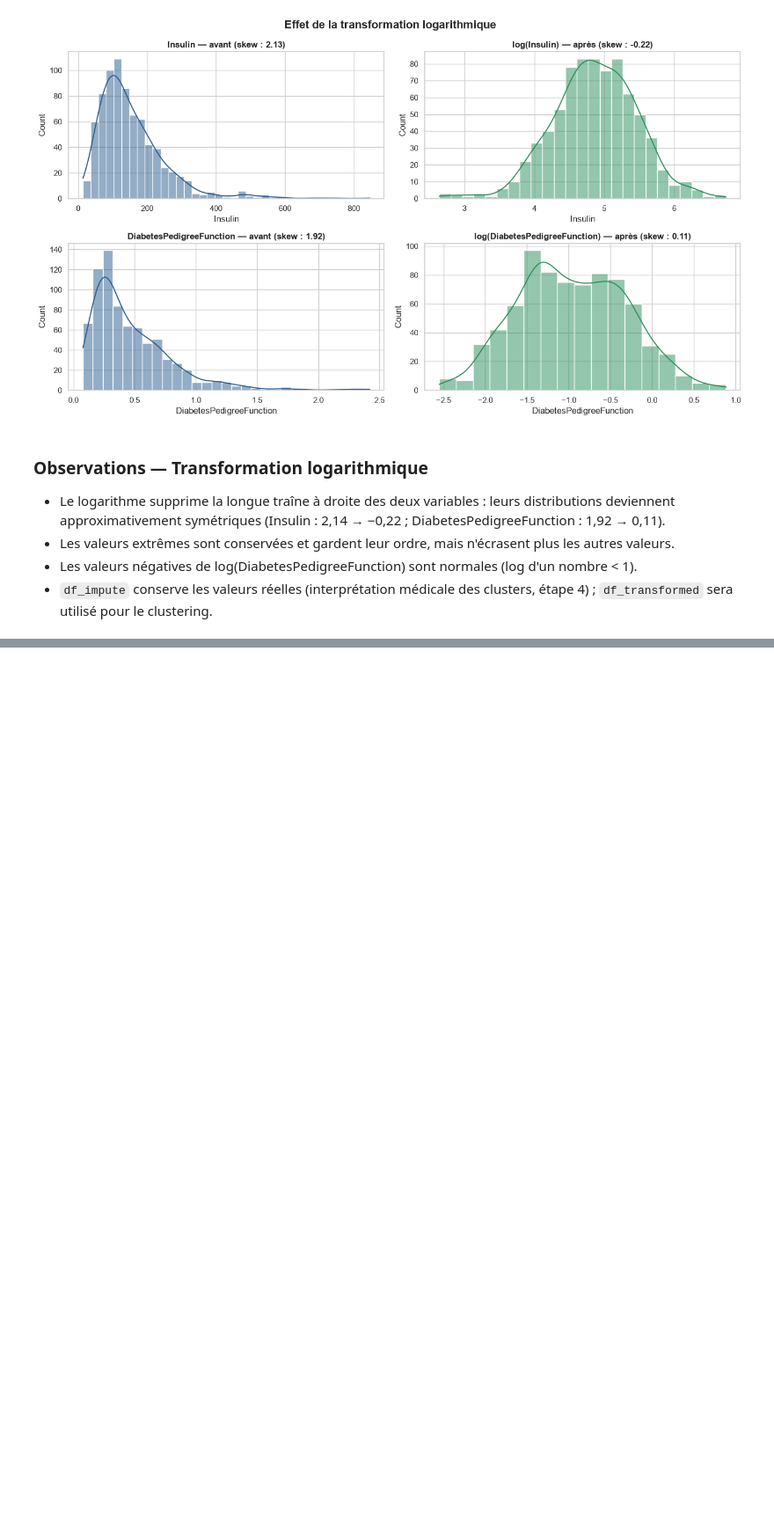
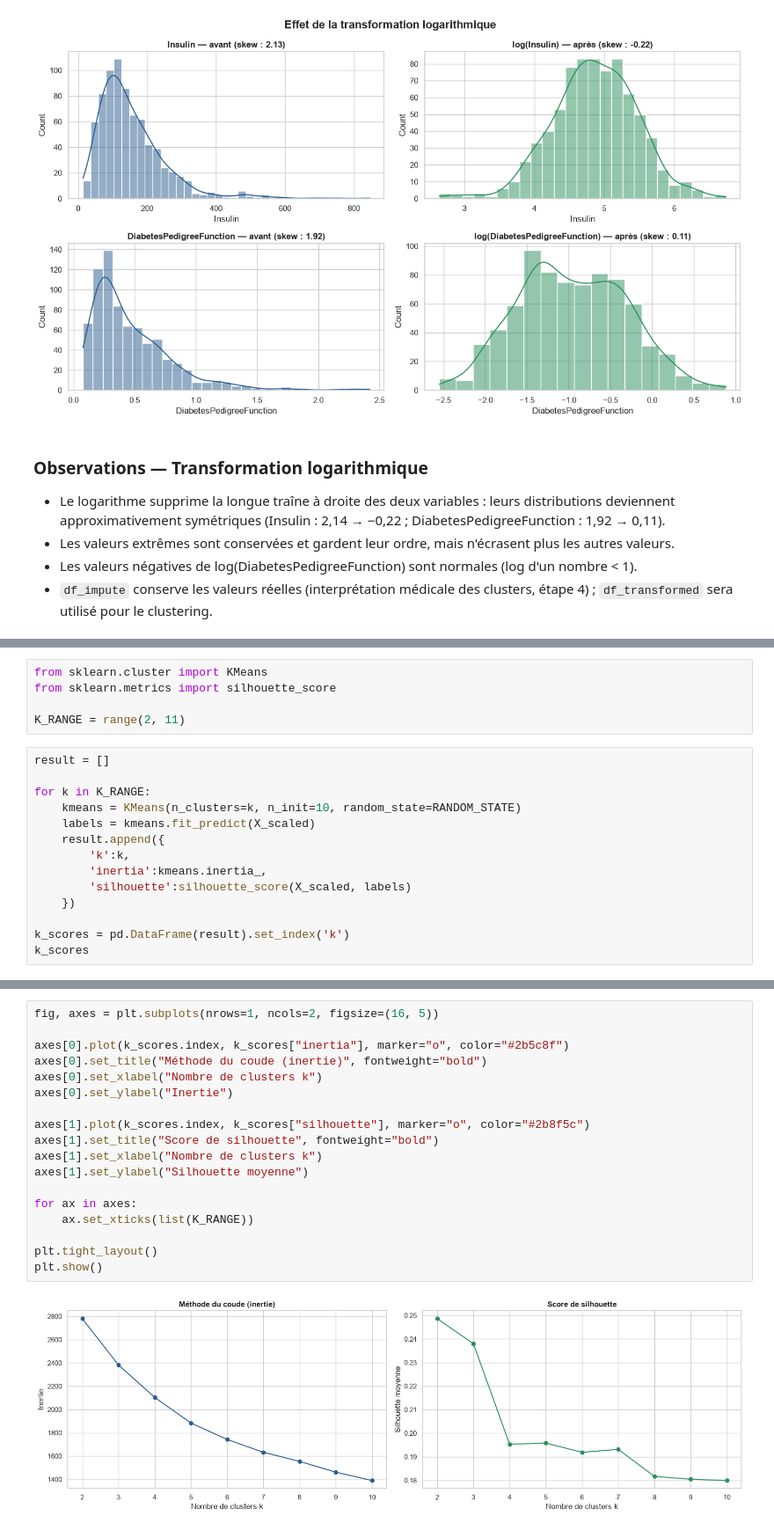
Before and after one commit to abdoelhadere-bit/Intelligent-Diabetes-Risk-Prediction-System, a Jupyter notebook: notebooks/01_eda_modeling.ipynb, the cells around one changed output, grey strips where cells are left out. Shown at 88% size. Cells and saved outputs as stored; diff of their text form; blank space fills up the shorter version.

```diff
--- a/notebooks/01_eda_modeling.ipynb
+++ b/notebooks/01_eda_modeling.ipynb
@@ -533,0 +682,19 @@ plt.show()
+# %%
+from sklearn.cluster import KMeans
+from sklearn.metrics import silhouette_score
+
+K_RANGE = range(2, 11)
+# %%
+result = []
+
+for k in K_RANGE:
+    kmeans = KMeans(n_clusters=k, n_init=10, random_state=RANDOM_STATE)
+    labels = kmeans.fit_predict(X_scaled)
+    result.append({
+        'k':k,
+        'inertia':kmeans.inertia_,
+        'silhouette':silhouette_score(X_scaled, labels)
+    })
+
+k_scores = pd.DataFrame(result).set_index('k')
+k_scores
@@ -533,0 +713,20 @@ plt.show()
+# %%
+fig, axes = plt.subplots(nrows=1, ncols=2, figsize=(16, 5))
+
+axes[0].plot(k_scores.index, k_scores["inertia"], marker="o", color="#2b5c8f")
+axes[0].set_title("Méthode du coude (inertie)", fontweight="bold")
+axes[0].set_xlabel("Nombre de clusters k")
+axes[0].set_ylabel("Inertie")
+
+axes[1].plot(k_scores.index, k_scores["silhouette"], marker="o", color="#2b8f5c")
+axes[1].set_title("Score de silhouette", fontweight="bold")
+axes[1].set_xlabel("Nombre de clusters k")
+axes[1].set_ylabel("Silhouette moyenne")
+
+for ax in axes:
+    ax.set_xticks(list(K_RANGE))
+
+plt.tight_layout()
+plt.show()
+# %% [output]
+[figure, added]
```
Also changed, not shown: parts of 25 cells of this notebook, 2 other files.
